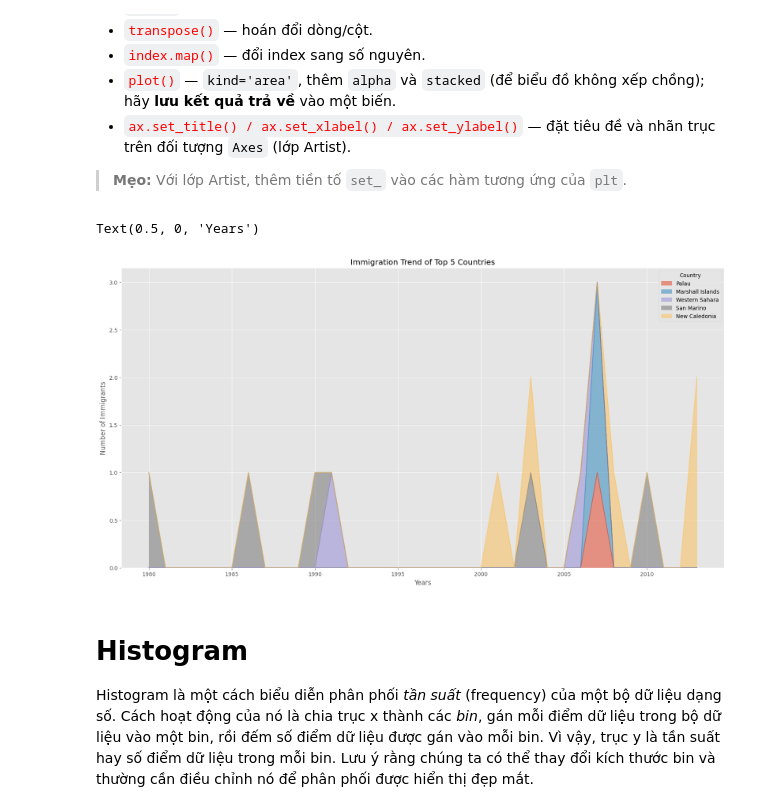
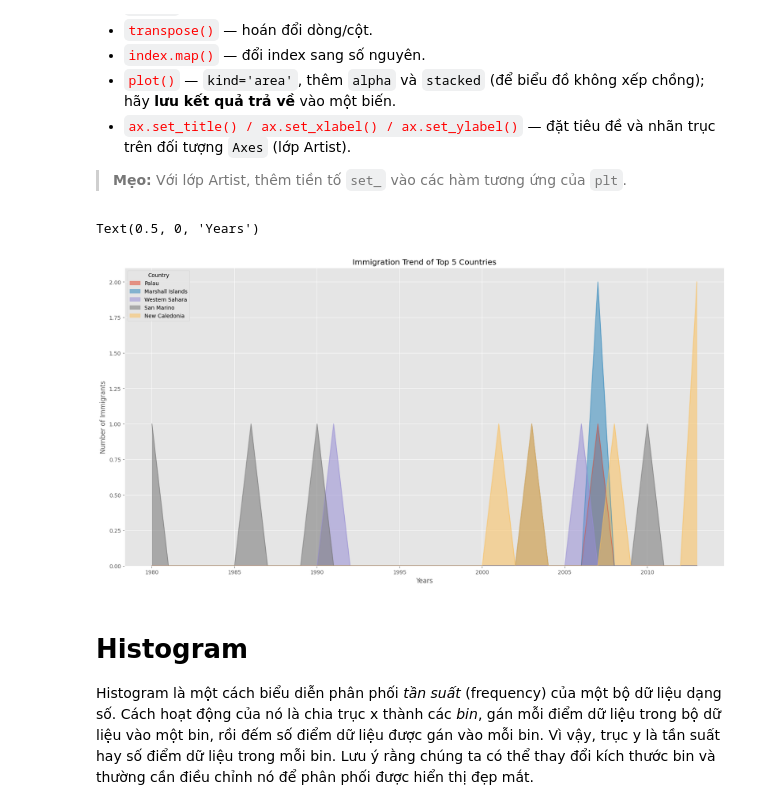
Before and after one commit to itsanhkhoi12/data-visualization-uth, a Jupyter notebook: practice02.ipynb, the cells around one changed output. Cells and saved outputs as stored; diff of their text form; code cells hidden in the pictures; folded sections open.

```diff
--- a/practice02.ipynb
+++ b/practice02.ipynb
@@ -379,15 +379,17 @@ Bạn có thể cân nhắc các hàm sau:
 
 </details>
 # %%
+# type your answer
+
 # option 2: preferred option with more flexibility
-ax = df_top5_least.plot(kind='area', alpha=0.55, figsize=(20, 10))
+ax = df_top5_least.plot(kind='area', stacked = False, alpha=0.55, figsize=(20, 10))
 
 ax.set_title('Immigration Trend of Top 5 Countries')
 ax.set_ylabel('Number of Immigrants')
 ax.set_xlabel('Years')
 # %% [output]
 Text(0.5, 0, 'Years')
-[figure, old version]
+[figure, new version]
 # %% [markdown]
 # Histogram<a id="8"></a>
 
```
